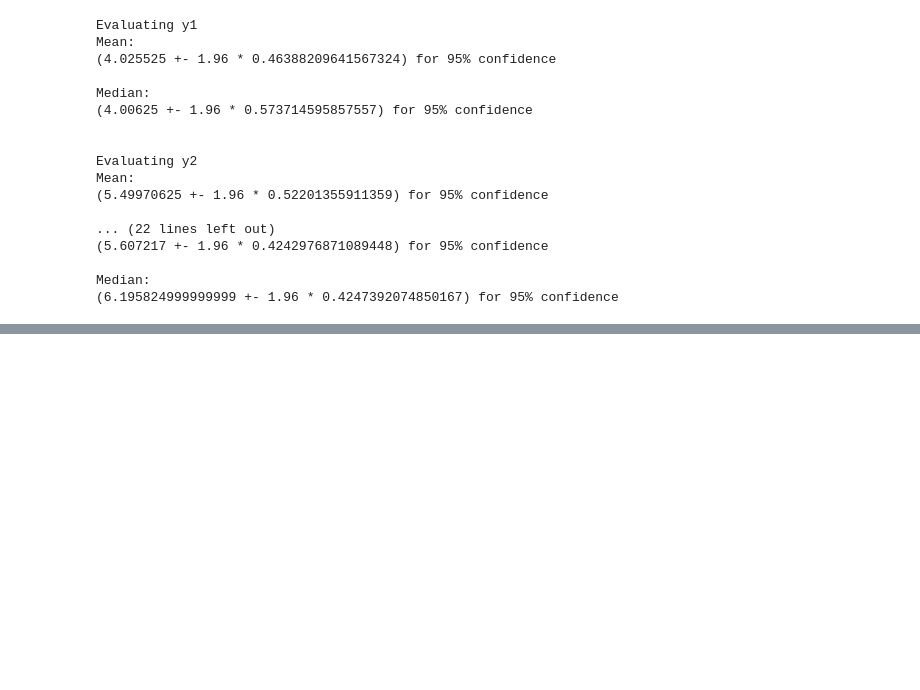
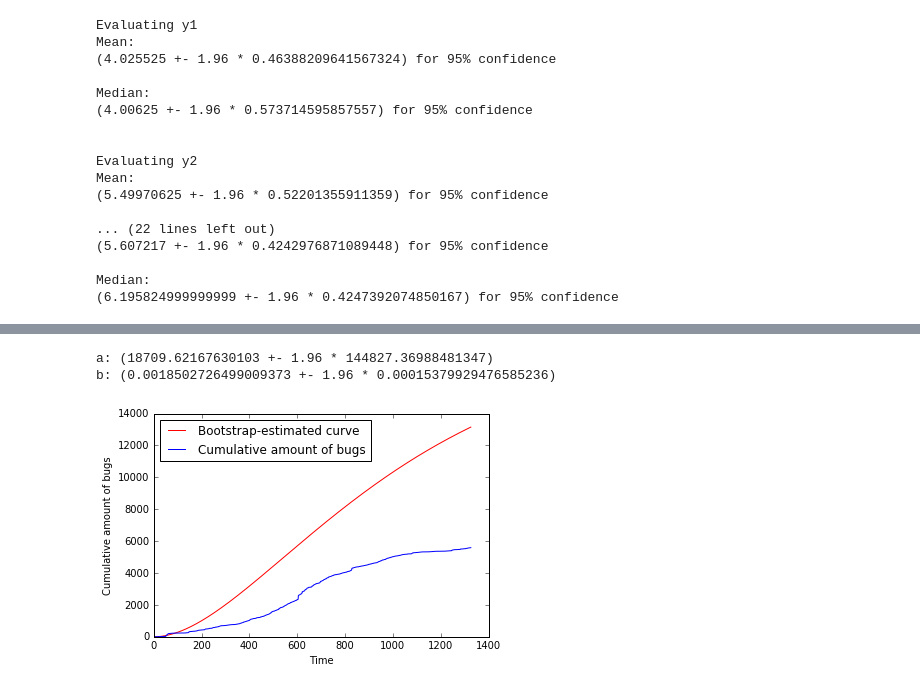
Before and after one commit to lemhell/advstat-labs, a Jupyter notebook: Lab08/Lab08.ipynb, the cells around one changed output, grey strips where cells are left out. Saved outputs shown, nothing was run; the diff lists cells and outputs as text; code cells hidden in the pictures; blank space fills up the shorter version.

```diff
--- a/Lab08/Lab08.ipynb
+++ b/Lab08/Lab08.ipynb
@@ -130,0 +196,8 @@ Estimating the intercept
+# %%
+def ros(t, a=1, b=1):
+    """
+    S-shaped model.
+    Accepts t as a timepoint and a, b as model parameters.
+    Returns the predicted number of bugs given timepoint.
+    """
+    return a*(1 - (1 + b*t)*np.exp(-b*t))
@@ -130,0 +210,42 @@ Estimating the intercept
+# %%
+def func_to_min(values):
+    """
+    Least squares optimization problem
+    to determine the best model given data.
+    """
+    a, b = values
+    return np.sum(np.power(np.array([ros(x, a, b) for x in np.arange(len(current_cumsum))]) - current_cumsum, 2))
+
+B = 1000
+results_a, results_b = [], []
+throw_away_inds_len = int(0.1 * len(dataset2['day']))
+for i in tqdm(range(B)):
+    current_bugs = dataset2['bugsPerDay'].copy()
+
+    # randomly set some of the bugs to 0
+    throw_away_inds = np.random.choice(np.arange(len(current_bugs)), size=throw_away_inds_len)
+    current_bugs[throw_away_inds] = 0
+    current_cumsum = np.cumsum(current_bugs)
+
+    # [5000., 0.001] is a starting point for the parameters
+    result = minimize(func_to_min, [5000., 0.001], tol=1e-25)
+    a, b = result.x
+
+    results_a.append(a)
+    results_b.append(b)
+
+print("a: ({} +- 1.96 * {})".format(np.mean(results_a), np.std(results_a)))
+print("b: ({} +- 1.96 * {})".format(np.mean(results_b), np.std(results_b)))
+# %% [output]
+a: (18709.62167630103 +- 1.96 * 144827.36988481347)
+b: (0.0018502726499009373 +- 1.96 * 0.00015379929476585236)
+# %%
+bugs = dataset2['cummBugs']
+ros_bugs = [ros(t, np.mean(results_a), np.mean(results_b)) for t in range(len(bugs))]
+plt.plot(ros_bugs, color='r', label='Bootstrap-estimated curve')
+plt.plot(bugs, label='Cumulative amount of bugs')
+plt.xlabel("Time")
+plt.ylabel("Cumulative amount of bugs")
+plt.legend(loc='upper left');
+# %% [output]
+[figure, added]
```
Also changed, not shown: parts of 27 cells of this notebook, 1 other file.
